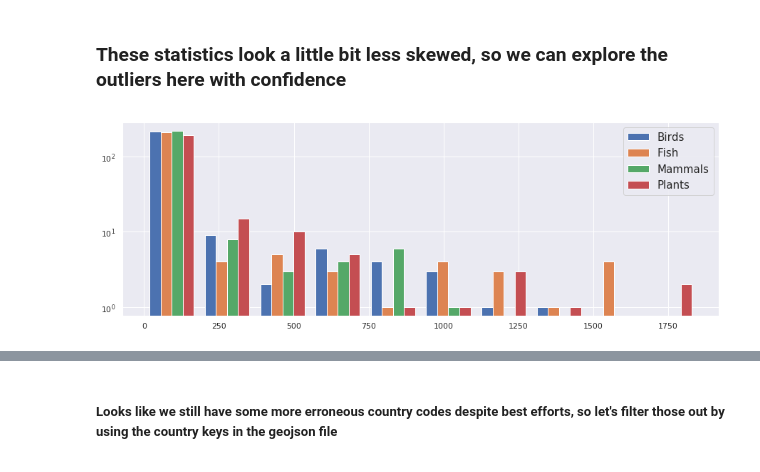
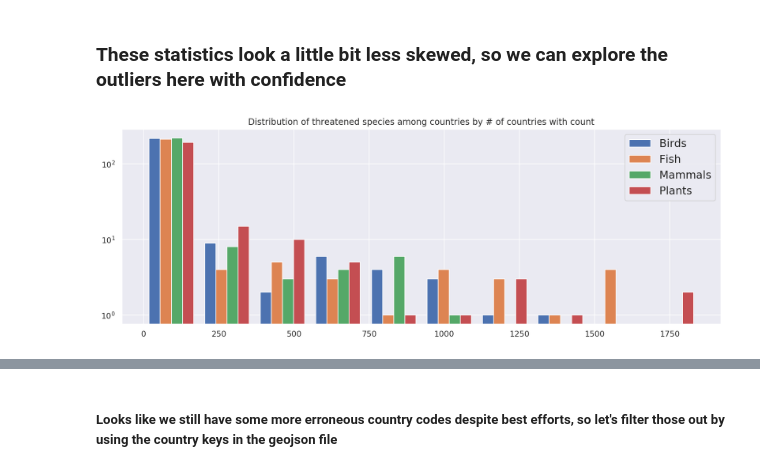
Before and after one commit to smdalton/dse200x, a Jupyter notebook: Projects/mini-project.ipynb, the cells around one changed output, grey strips where cells are left out. Saved outputs shown, nothing was run; the diff lists cells and outputs as text; code cells hidden in the pictures.

```diff
--- a/Projects/mini-project.ipynb
+++ b/Projects/mini-project.ipynb
@@ -191,14 +179,16 @@ max    2015.0  1848.000000
 # %%
 pertinent_indicators = pertinent_indicators[pertinent_indicators['Value']<1850]
 plt.rcParams["figure.figsize"] = (15,5)
 # Now we can look at some log scale
 x = [species[1]['Value'] for species in threatened_species]
 #colors=['#FF3b00', '#FFF082', '#00A6ED','#34BF28']
+plt.title('Distribution of threatened species among countries by # of countries with count')
 plt.hist(x, histtype='bar',bins=10, label=[species[0] for species in threatened_species])
+
 plt.legend(prop={'size':15})
 plt.yscale('log')
 # %% [output]
-[figure, old version]
+[figure, new version]
 # %%
 # Lets look at the countries with over 1000 threatened species of all kinds
 rel_data[rel_data['Value']>1000][:10]
```
Also changed, not shown: parts of 8 cells of this notebook, 27 other files.
